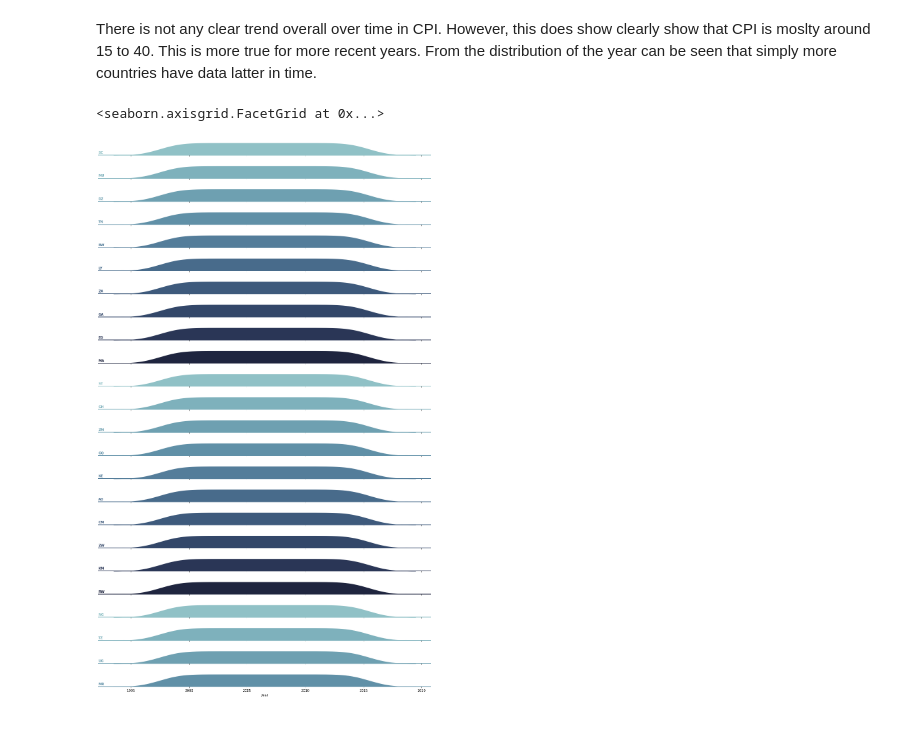
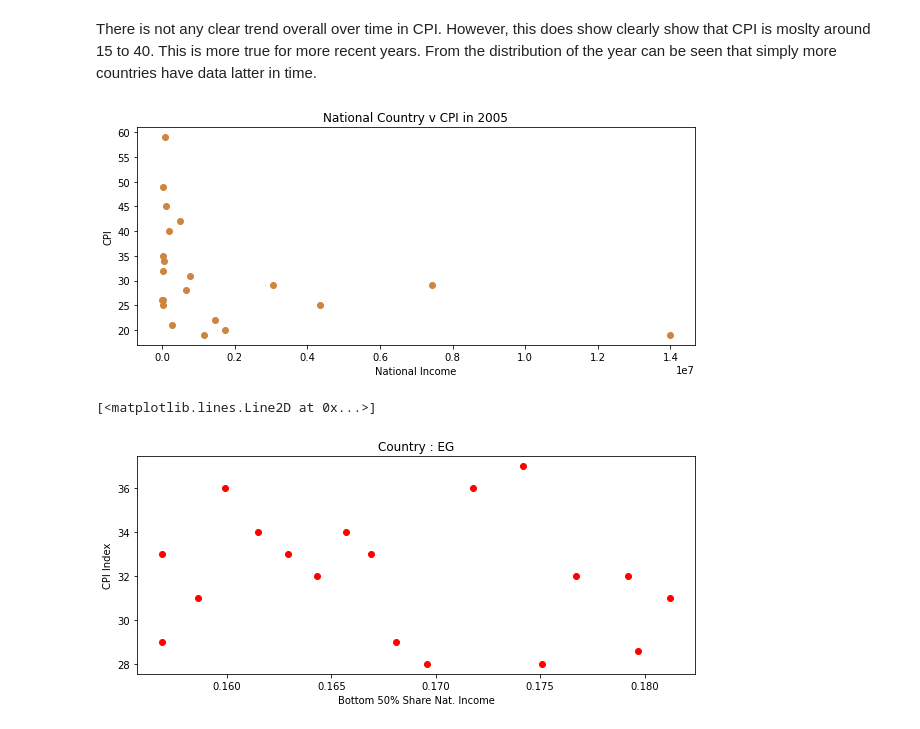
Before and after one commit to data301-2021-winter1/group35-project, a Jupyter notebook: notebooks/analysis1.ipynb, the cells around one changed output. Drawn from its saved outputs; the diff is of its cells as text; code cells hidden in the pictures.

```diff
--- a/notebooks/analysis1.ipynb
+++ b/notebooks/analysis1.ipynb
@@ -140,28 +132,18 @@ cpi_year(2005)
 ### Overall trennds remain the same if not converge to the averga around 25-30 for CPI
 # %% [markdown]
 There is not any clear trend overall over time in CPI. However, this does show clearly show that CPI is moslty around 15 to 40. This is more true for more recent years. From the distribution of the year can be seen that simply more countries have data latter in time.
-# %%
-pal = sns.cubehelix_palette(10, rot=-.25, light=.7)
-g = sns.FacetGrid(data = CID.loc[CID['variable'] == "CPI"], row="country", hue="country", aspect=15, height=1, palette=pal)
-
-g.map(sns.kdeplot, "year",
-      bw_adjust=.5, clip_on=False,
-      fill=True, alpha=1, linewidth=1.5)
-g.map(sns.kdeplot, "year", clip_on=False, color="w", lw=2, bw_adjust=.5)
-g.refline(y=0, linewidth=2, linestyle="-", color=None, clip_on=False)
-
-def label(x, color, label):
-    ax = plt.gca()
-    ax.text(0, .2, label, fontweight="bold", color=color,
-            ha="left", va="center", transform=ax.transAxes)
-
-g.map(label, "year")
-
-#g.figure.subplots_adjust(hspace=-.25)
-
-g.set_titles("")
-g.set(yticks=[], ylabel="")
-g.despine(bottom=True, left=True)
-# %% [output]
-<seaborn.axisgrid.FacetGrid at 0x...>
-[figure, removed]
+# %%
+NatIncome(2005)
+# %% [output]
+[figure, added]
+# %%
+CC = "EG"
+CC_D = CID.loc[CID['country'] == CC]
+CC_D = CC_D[CC_D.value != '-']
+plt.title(f"Country : {CC}")
+plt.xlabel(f"Bottom 50% Share Nat. Income")
+plt.ylabel(f"CPI Index")
+plt.plot(CC_D.loc[CC_D['percentile'] == 'p0p50']['value'], CC_D.loc[CC_D['variable'] == 'CPI']['value'], 'o', color = 'red')
+# %% [output]
+[<matplotlib.lines.Line2D at 0x...>]
+[figure, added]
```
Also changed, not shown: parts of 7 cells of this notebook, 1 other file.
